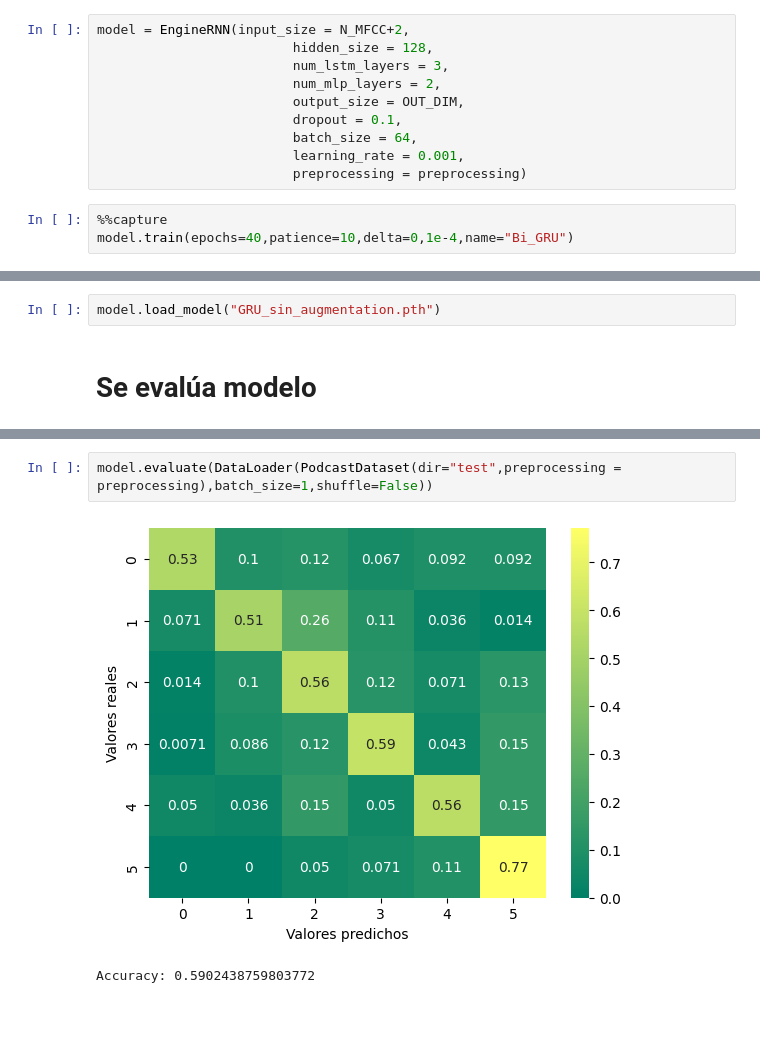
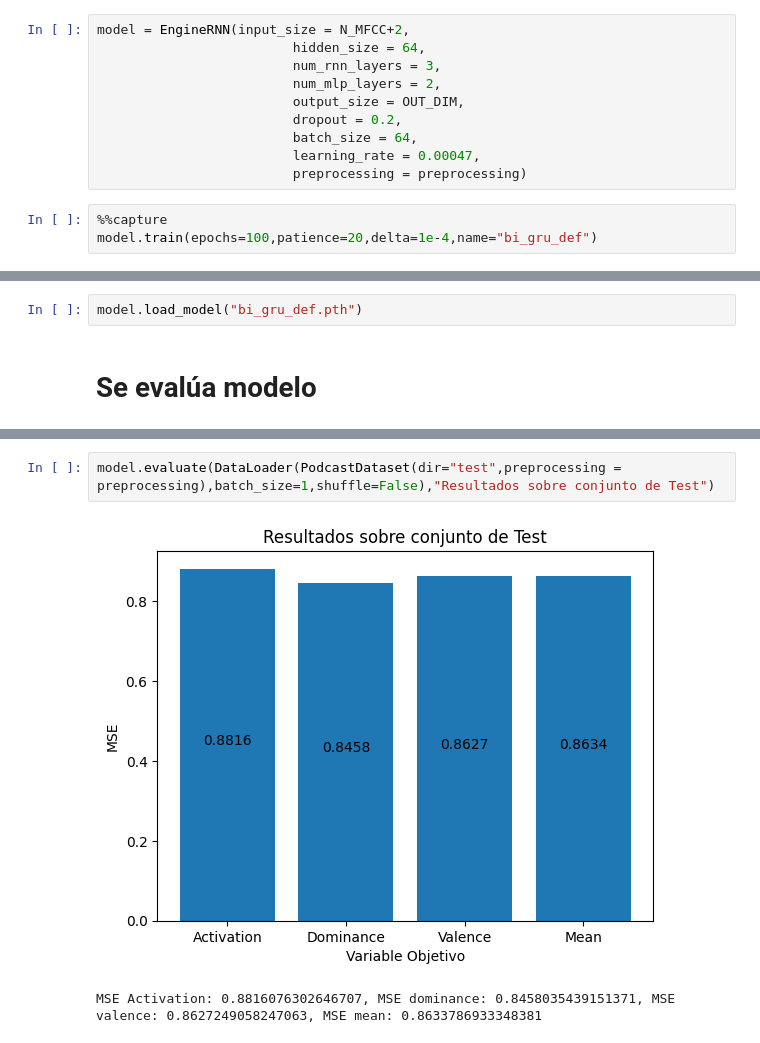
Before and after one commit to sbstnvsqz0/EL7060, a Jupyter notebook: T3/demo.ipynb, the cells around one changed output, grey strips where cells are left out. Drawn from its saved outputs; the diff is of its cells as text; blank space fills up the shorter version.

```diff
--- a/T3/demo.ipynb
+++ b/T3/demo.ipynb
@@ -16,20 +16,20 @@ preprocessing = Preprocessing(frame_size=FRAME_SIZE,
                   samplerate=SAMPLERATE)
 # %%
 model = EngineRNN(input_size = N_MFCC+2,
-                         hidden_size = 128,
-                         num_lstm_layers = 3,
+                         hidden_size = 64,
+                         num_rnn_layers = 3,
                          num_mlp_layers = 2,
                          output_size = OUT_DIM,
-                         dropout = 0.1,
+                         dropout = 0.2,
                          batch_size = 64,
-                         learning_rate = 0.001,
+                         learning_rate = 0.00047,
                          preprocessing = preprocessing)
 # %%
 %%capture
-model.train(epochs=40,patience=10,delta=0,1e-4,name="Bi_GRU")
+model.train(epochs=100,patience=20,delta=1e-4,name="bi_gru_def")
 # %% [markdown]
 # Se carga modelo
 # %%
-model.load_model("GRU_sin_augmentation.pth")
+model.load_model("bi_gru_def.pth")
 # %% [markdown]
 # Se evalúa modelo
@@ -36,6 +41,6 @@ model.load_model("GRU_sin_augmentation.pth")
 # %%
-model.evaluate(DataLoader(PodcastDataset(dir="test",preprocessing = preprocessing),batch_size=1,shuffle=False))
+model.evaluate(DataLoader(PodcastDataset(dir="test",preprocessing = preprocessing),batch_size=1,shuffle=False),"Resultados sobre conjunto de Test")
 # %% [output]
-[figure, old version]
+[figure, new version]
-Accuracy: 0.5902438759803772
+MSE Activation: 0.8816076302646707, MSE dominance: 0.8458035439151371, MSE valence: 0.8627249058247063, MSE mean: 0.8633786933348381
 # %%
```
Also changed, not shown: parts of 16 cells of this notebook, 1 other file.
